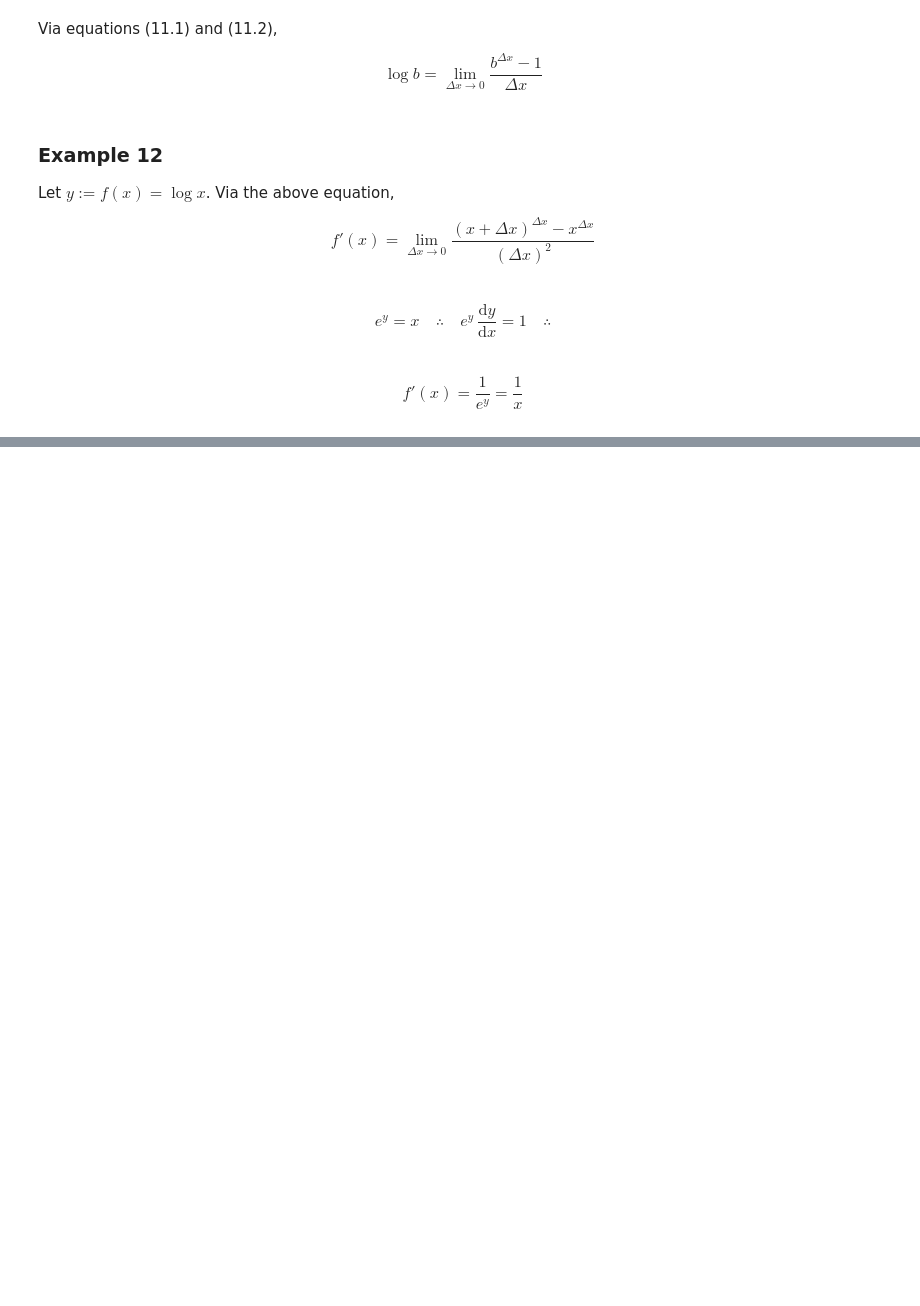
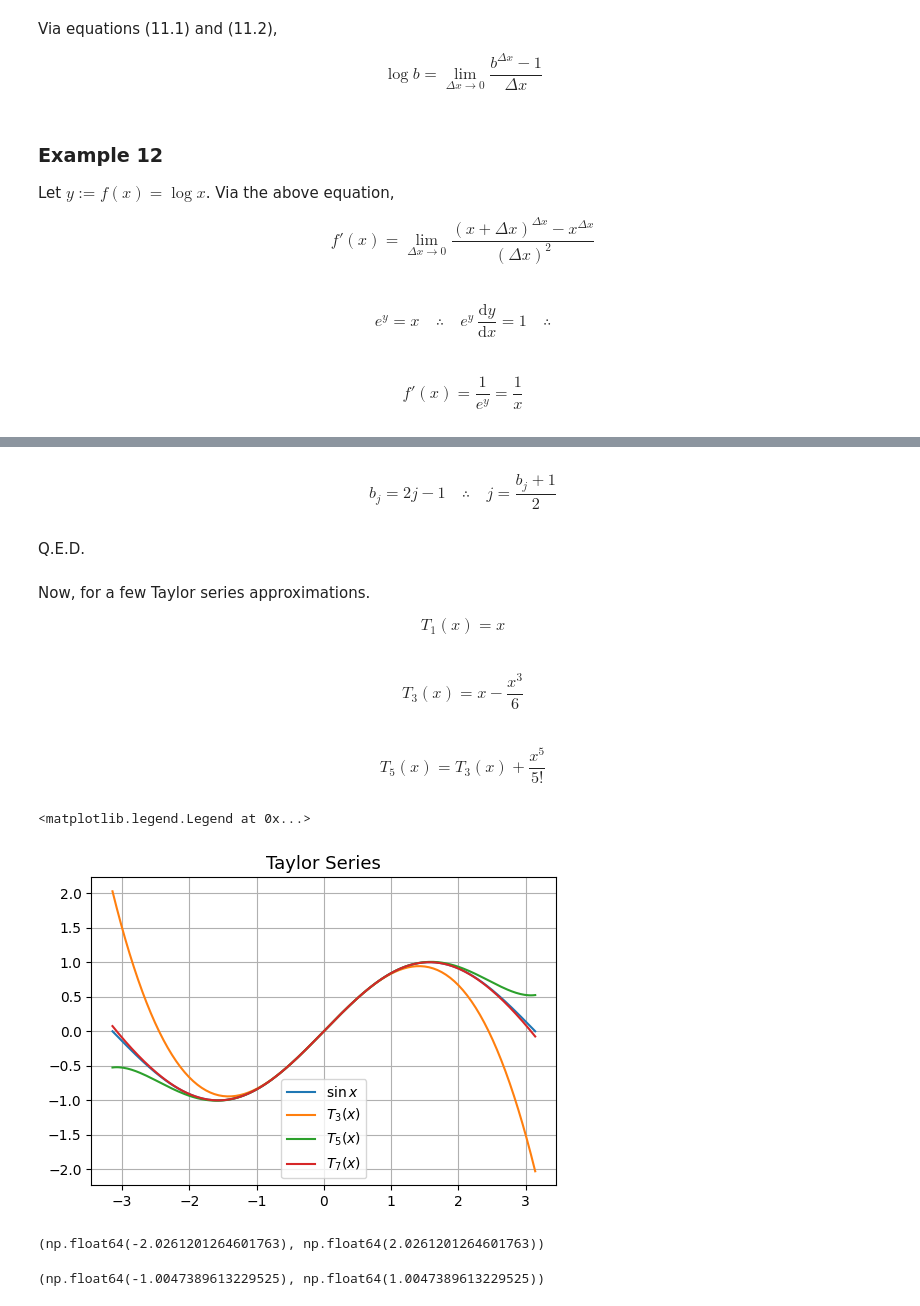
Before and after one commit to jordandll/Calculus, a Jupyter notebook: Derivatives.ipynb, the cells around one changed output, grey strips where cells are left out. Drawn from its saved outputs; the diff is of its cells as text; code cells hidden in the pictures; blank space fills up the shorter version.

```diff
--- a/Derivatives.ipynb
+++ b/Derivatives.ipynb
@@ -304,0 +411,40 @@ $$ f'(x) = \frac{1}{e^y} = \frac{1}{x}$$
+# %% [markdown]
+$$ b_j = 2j-1 \quad\therefore\quad j = \frac{b_j+1}{2}$$
+# %% [markdown]
+Q.E.D.
+# %% [markdown]
+Now, for a few Taylor series approximations.
+
+$$ T_1(x) = x $$
+# %% [markdown]
+$$ T_3(x) = x - \frac{x^3}{6}$$
+# %% [markdown]
+$$ T_5(x) = T_3(x) + \frac{x^5}{5!}$$
+# %%
+x = np.linspace(-np.pi,np.pi,num=200)
+
+T_1 = x
+T_3 = x-(x**3)/6
+T_5 = T_3 + (x**5)/fact(5)
+T_7 = T_5 - (x**7)/fact(7)
+
+fig, ax = plt.subplots(figsize=(6,4))
+ax.set_title('Taylor Series',size=13)
+ax.grid()
+
+ax.plot(x,np.sin(x),label=r'$\sin x$')
+ax.plot(x,T_3,label=r'$T_3(x)$')
+ax.plot(x,T_5,label=r'$T_5(x)$')
+ax.plot(x,T_7,label=r'$T_7(x)$')
+ax.legend()
+# %% [output]
+<matplotlib.legend.Legend at 0x...>
+[figure, added]
+# %%
+(min(T_3),max(T_3))
+# %% [output]
+(np.float64(-2.0261201264601763), np.float64(2.0261201264601763))
+# %%
+(min(T_5),max(T_5))
+# %% [output]
+(np.float64(-1.0047389613229525), np.float64(1.0047389613229525))
```
Also changed, not shown: parts of 29 cells of this notebook.
